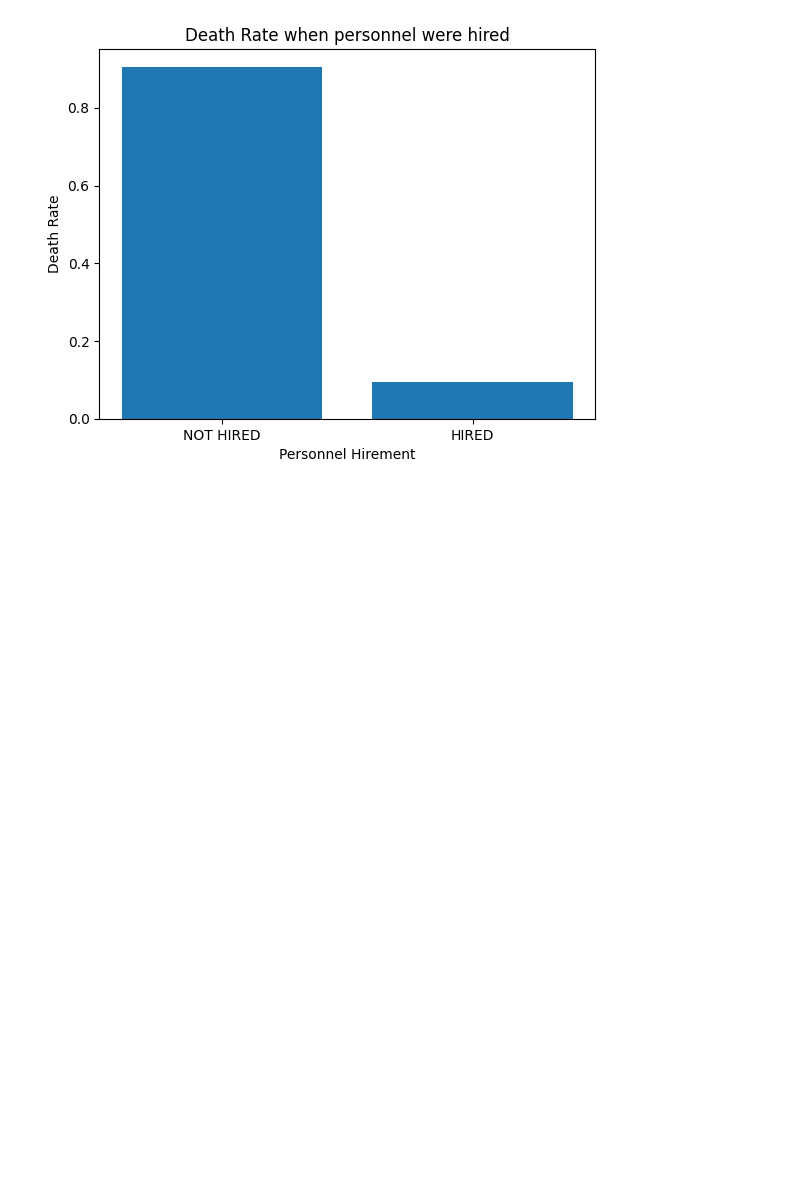
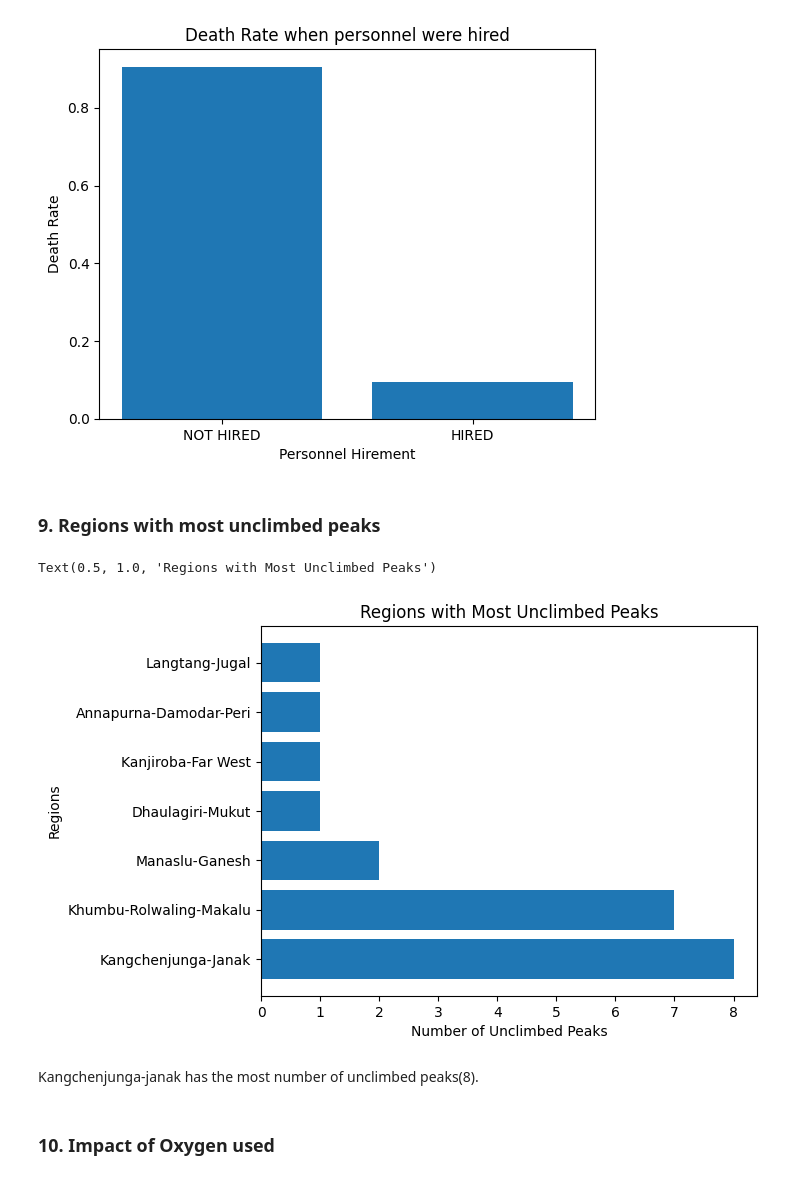
Before and after one commit to lazy-upa/Mountaineering-Expedition-Prediction, a Jupyter notebook: analysis.ipynb, the cells around one changed output. Drawn from its saved outputs; the diff is of its cells as text; code cells hidden in the pictures; blank space fills up the shorter version.

```diff
--- a/analysis.ipynb
+++ b/analysis.ipynb
@@ -343,3 +337,20 @@ plt.title('Death Rate when personnel were hired')
 # %% [output]
 Text(0.5, 1.0, 'Death Rate when personnel were hired')
 [figure]
+# %% [markdown]
+### **9. Regions with most unclimbed peaks**
+# %%
+unclimbed_peaks = df[df['PSTATUS_FACTOR'] == 'Unclimbed']
+region_unclimbed_counts = unclimbed_peaks['REGION_FACTOR'].value_counts()
+# %%
+plt.barh(region_unclimbed_counts.index, region_unclimbed_counts.values)
+plt.ylabel('Regions')
+plt.xlabel('Number of Unclimbed Peaks')
+plt.title('Regions with Most Unclimbed Peaks')
+# %% [output]
+Text(0.5, 1.0, 'Regions with Most Unclimbed Peaks')
+[figure, added]
+# %% [markdown]
+Kangchenjunga-janak has the most number of unclimbed peaks(8).
+# %% [markdown]
+### **10. Impact of Oxygen used**
```
Also changed, not shown: parts of 14 cells of this notebook.
